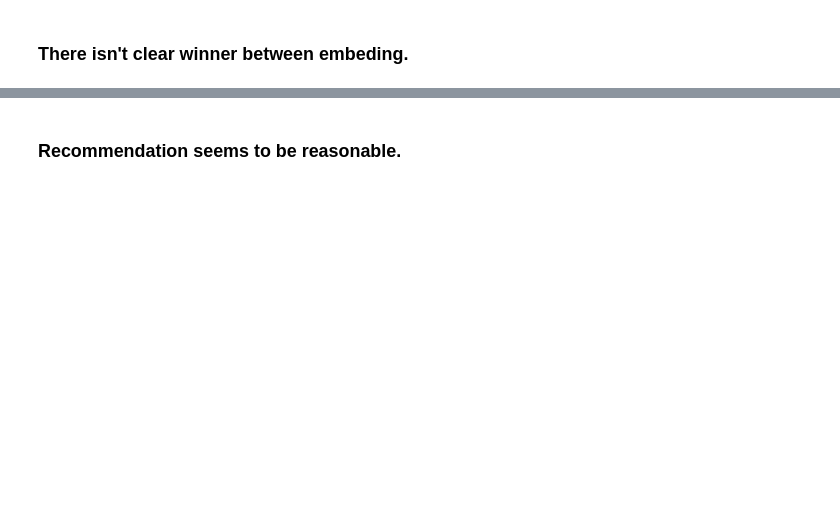
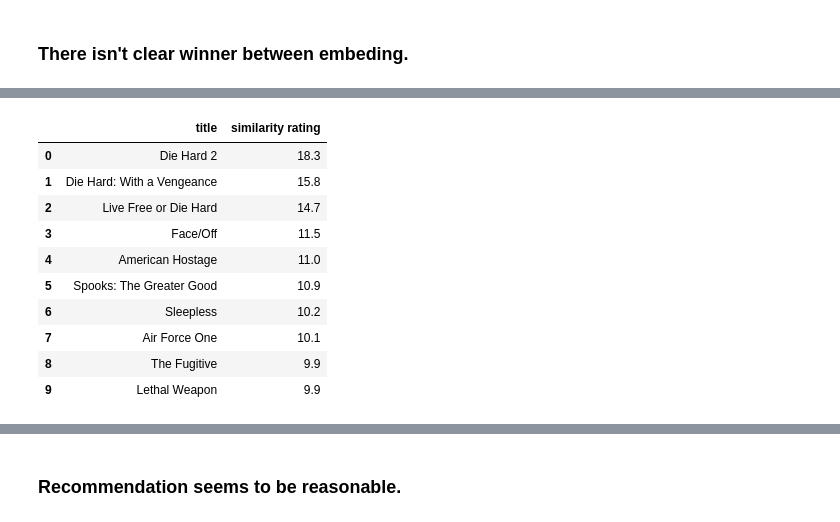
Before and after one commit to belkasanek/content_based_movie_recommendation_system, a Jupyter notebook: simple_rec.ipynb, the cells around one changed output, grey strips where cells are left out. Cells and saved outputs as stored; diff of their text form; code cells hidden in the pictures; blank space fills up the shorter version.

```diff
--- a/simple_rec.ipynb
+++ b/simple_rec.ipynb
@@ -375 +393,20 @@ get_n_recommendations('Die Hard', weight=default_weight)[['title', 'wr']].head(1
+# %%
+movie_title = 'Die Hard'
+_temp = get_n_recommendations(movie_title, weight=default_weight)[['title', 'wr']].head(10).\
+reset_index(drop=True).rename(columns={'wr': 'similarity rating'})
+_temp['similarity rating'] = np.round(_temp['similarity rating'], 1)
+save_table(df=_temp, title=movie_title);
+_temp
+# %% [output]
+|  | title | similarity rating |
+| 0 | Die Hard 2 | 18.3 |
+| 1 | Die Hard: With a Vengeance | 15.8 |
+| 2 | Live Free or Die Hard | 14.7 |
+| 3 | Face/Off | 11.5 |
+| 4 | American Hostage | 11.0 |
+| 5 | Spooks: The Greater Good | 10.9 |
+| 6 | Sleepless | 10.2 |
+| 7 | Air Force One | 10.1 |
+| 8 | The Fugitive | 9.9 |
+| 9 | Lethal Weapon | 9.9 |
 # %%
```
Also changed, not shown: parts of 31 cells of this notebook, 9 other files.
